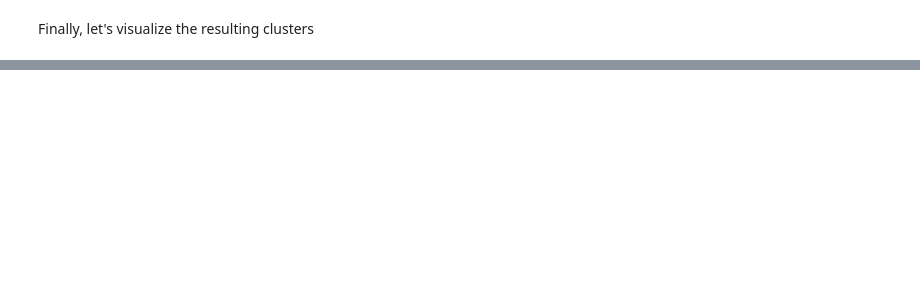
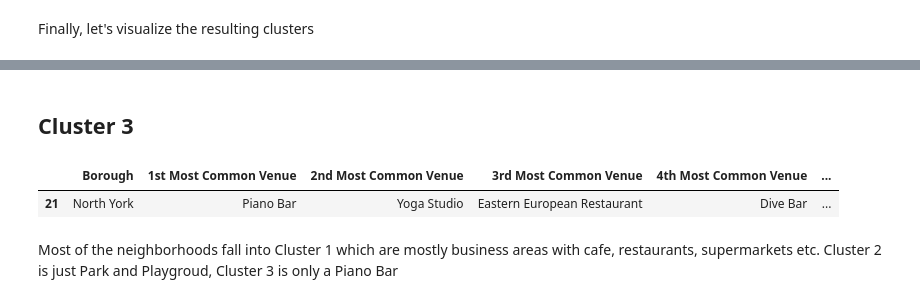
Before and after one commit to thonhh/Coursera_Capstone, a Jupyter notebook: The_neighborhoods_in_Toronto_Link3.ipynb, the cells around one changed output, grey strips where cells are left out. Cells and saved outputs as stored; diff of their text form; code cells hidden in the pictures; blank space fills up the shorter version.

```diff
--- a/The_neighborhoods_in_Toronto_Link3.ipynb
+++ b/The_neighborhoods_in_Toronto_Link3.ipynb
@@ -467,0 +562,9 @@ map_clusters
+# %% [markdown]
+## Cluster 3
+# %%
+toronto_merged.loc[toronto_merged['Cluster Labels'] == 2, toronto_merged.columns[[1] + list(range(5, toronto_merged.shape[1]))]]
+# %% [output]
+|  | Borough | 1st Most Common Venue | 2nd Most Common Venue | 3rd Most Common Venue | 4th Most Common Venue | ... |
+| 21 | North York | Piano Bar | Yoga Studio | Eastern European Restaurant | Dive Bar | ... |
+# %% [markdown]
+Most of the neighborhoods fall into Cluster 1 which are mostly business areas with cafe, restaurants, supermarkets etc. Cluster 2 is just Park and Playgroud, Cluster 3 is only a Piano Bar
```
Also changed, not shown: parts of 14 cells of this notebook.
